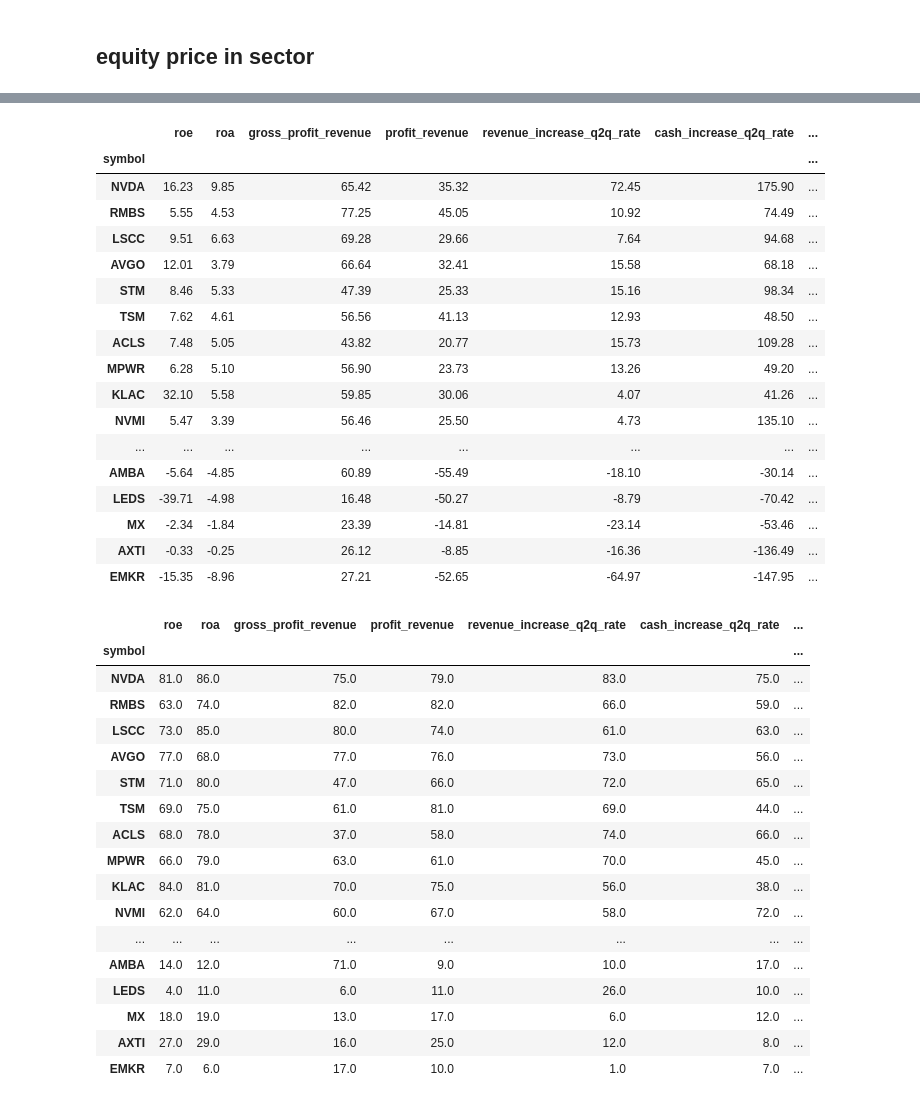
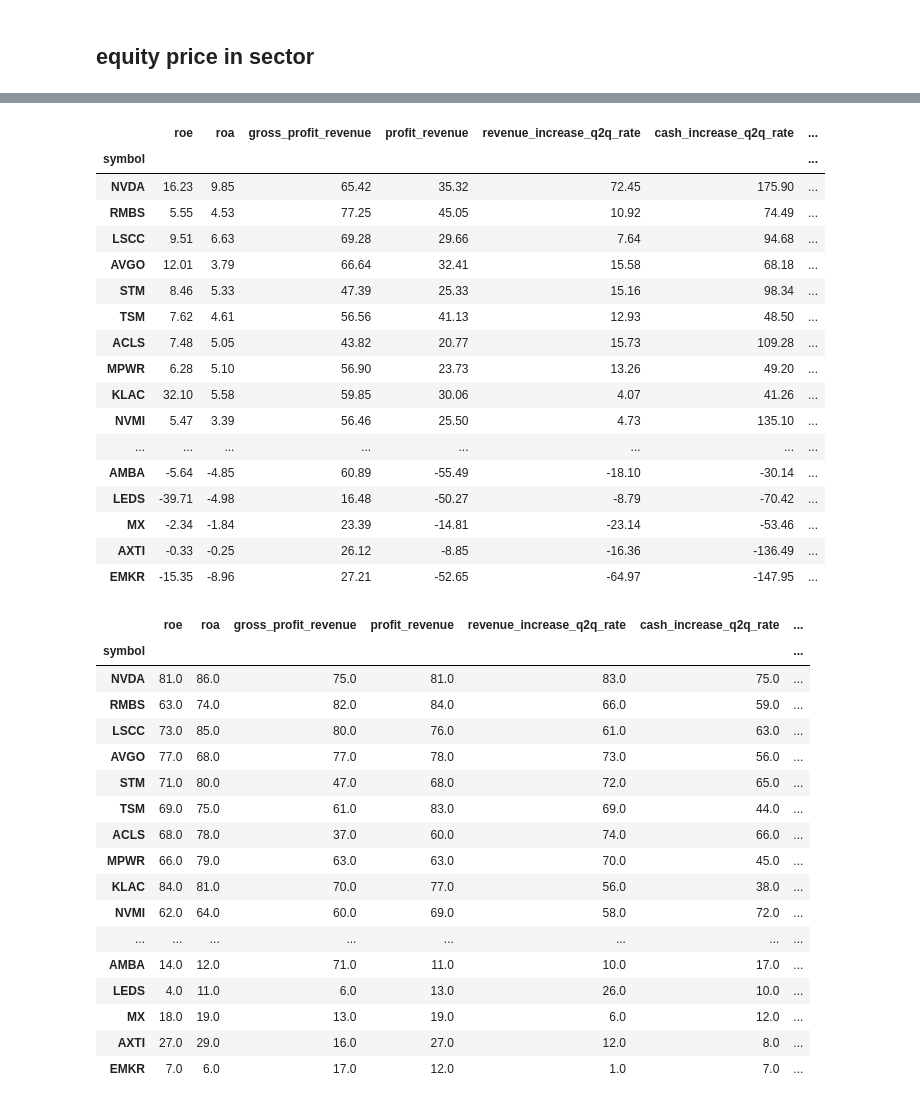
Before and after one commit to wellzero/quant_free, a Jupyter notebook: research/finance/finance_price.ipynb, the cells around one changed output, grey strips where cells are left out. Saved outputs shown, nothing was run; the diff lists cells and outputs as text; code cells hidden in the pictures.

```diff
--- a/research/finance/finance_price.ipynb
+++ b/research/finance/finance_price.ipynb
@@ -72,14 +72,14 @@ from factor.price import*
 
 # sector_name = "IT_Services"
 # sector_name = "Entertainment"
-sector_name = "Semiconductors_Equipment"
+sector_name = "Semiconductors_&_Semiconductor_Equipment"
 # sector_name = "Automobiles"
 # sector_name = "Internet_Retail"
 # sector_name = "Electronic_Equipment_Instruments_Components"
 
-symbols = us_equity_symbol_load()
+# symbols = us_equity_symbol_load()
 
-symbols = us_dir0_load_csv(dir0 = 'symbol', filename= sector_name +'.csv')['symbol'].values
+symbols = us_dir1_load_csv(dir0 = 'symbol', dir1 = 'fh', filename= sector_name +'.csv')['symbol'].values
 
 print("symbol list len ", len(symbols))
 check_factors = ['pe', 'ps', 'market_capital']
@@ -129,49 +129,49 @@ no finance data skip stock DSPG
 no finance data skip stock MMAT
 no finance data skip stock MOSY
 no finance data skip stock MXIM
 no finance data skip stock NAL
 no finance data skip stock NPTN
 no finance data skip stock OIIM
 no finance data skip stock RBCN
 no finance data skip stock RESN
 no finance data skip stock TYGOW
 no finance data skip stock XLNX
 |  | roe | roa | gross_profit_revenue | profit_revenue | revenue_increase_q2q_rate | cash_increase_q2q_rate | ... |
 | symbol |  |  |  |  |  |  | ... |
 | NVDA | 16.23 | 9.85 | 65.42 | 35.32 | 72.45 | 175.90 | ... |
 | RMBS | 5.55 | 4.53 | 77.25 | 45.05 | 10.92 | 74.49 | ... |
 | LSCC | 9.51 | 6.63 | 69.28 | 29.66 | 7.64 | 94.68 | ... |
 | AVGO | 12.01 | 3.79 | 66.64 | 32.41 | 15.58 | 68.18 | ... |
 | STM | 8.46 | 5.33 | 47.39 | 25.33 | 15.16 | 98.34 | ... |
 | TSM | 7.62 | 4.61 | 56.56 | 41.13 | 12.93 | 48.50 | ... |
 | ACLS | 7.48 | 5.05 | 43.82 | 20.77 | 15.73 | 109.28 | ... |
 | MPWR | 6.28 | 5.10 | 56.90 | 23.73 | 13.26 | 49.20 | ... |
 | KLAC | 32.10 | 5.58 | 59.85 | 30.06 | 4.07 | 41.26 | ... |
 | NVMI | 5.47 | 3.39 | 56.46 | 25.50 | 4.73 | 135.10 | ... |
 | ... | ... | ... | ... | ... | ... | ... | ... |
 | AMBA | -5.64 | -4.85 | 60.89 | -55.49 | -18.10 | -30.14 | ... |
 | LEDS | -39.71 | -4.98 | 16.48 | -50.27 | -8.79 | -70.42 | ... |
 | MX | -2.34 | -1.84 | 23.39 | -14.81 | -23.14 | -53.46 | ... |
 | AXTI | -0.33 | -0.25 | 26.12 | -8.85 | -16.36 | -136.49 | ... |
 | EMKR | -15.35 | -8.96 | 27.21 | -52.65 | -64.97 | -147.95 | ... |
 |  | roe | roa | gross_profit_revenue | profit_revenue | revenue_increase_q2q_rate | cash_increase_q2q_rate | ... |
 | symbol |  |  |  |  |  |  | ... |
-| NVDA | 81.0 | 86.0 | 75.0 | 79.0 | 83.0 | 75.0 | ... |
-| RMBS | 63.0 | 74.0 | 82.0 | 82.0 | 66.0 | 59.0 | ... |
-| LSCC | 73.0 | 85.0 | 80.0 | 74.0 | 61.0 | 63.0 | ... |
-| AVGO | 77.0 | 68.0 | 77.0 | 76.0 | 73.0 | 56.0 | ... |
-| STM | 71.0 | 80.0 | 47.0 | 66.0 | 72.0 | 65.0 | ... |
-| TSM | 69.0 | 75.0 | 61.0 | 81.0 | 69.0 | 44.0 | ... |
-| ACLS | 68.0 | 78.0 | 37.0 | 58.0 | 74.0 | 66.0 | ... |
-| MPWR | 66.0 | 79.0 | 63.0 | 61.0 | 70.0 | 45.0 | ... |
-| KLAC | 84.0 | 81.0 | 70.0 | 75.0 | 56.0 | 38.0 | ... |
-| NVMI | 62.0 | 64.0 | 60.0 | 67.0 | 58.0 | 72.0 | ... |
+| NVDA | 81.0 | 86.0 | 75.0 | 81.0 | 83.0 | 75.0 | ... |
+| RMBS | 63.0 | 74.0 | 82.0 | 84.0 | 66.0 | 59.0 | ... |
+| LSCC | 73.0 | 85.0 | 80.0 | 76.0 | 61.0 | 63.0 | ... |
+| AVGO | 77.0 | 68.0 | 77.0 | 78.0 | 73.0 | 56.0 | ... |
+| STM | 71.0 | 80.0 | 47.0 | 68.0 | 72.0 | 65.0 | ... |
+| TSM | 69.0 | 75.0 | 61.0 | 83.0 | 69.0 | 44.0 | ... |
+| ACLS | 68.0 | 78.0 | 37.0 | 60.0 | 74.0 | 66.0 | ... |
+| MPWR | 66.0 | 79.0 | 63.0 | 63.0 | 70.0 | 45.0 | ... |
+| KLAC | 84.0 | 81.0 | 70.0 | 77.0 | 56.0 | 38.0 | ... |
+| NVMI | 62.0 | 64.0 | 60.0 | 69.0 | 58.0 | 72.0 | ... |
 | ... | ... | ... | ... | ... | ... | ... | ... |
-| AMBA | 14.0 | 12.0 | 71.0 | 9.0 | 10.0 | 17.0 | ... |
-| LEDS | 4.0 | 11.0 | 6.0 | 11.0 | 26.0 | 10.0 | ... |
-| MX | 18.0 | 19.0 | 13.0 | 17.0 | 6.0 | 12.0 | ... |
-| AXTI | 27.0 | 29.0 | 16.0 | 25.0 | 12.0 | 8.0 | ... |
-| EMKR | 7.0 | 6.0 | 17.0 | 10.0 | 1.0 | 7.0 | ... |
+| AMBA | 14.0 | 12.0 | 71.0 | 11.0 | 10.0 | 17.0 | ... |
+| LEDS | 4.0 | 11.0 | 6.0 | 13.0 | 26.0 | 10.0 | ... |
+| MX | 18.0 | 19.0 | 13.0 | 19.0 | 6.0 | 12.0 | ... |
+| AXTI | 27.0 | 29.0 | 16.0 | 27.0 | 12.0 | 8.0 | ... |
+| EMKR | 7.0 | 6.0 | 17.0 | 12.0 | 1.0 | 7.0 | ... |
 |  |  | roe | roa | gross_profit_revenue | profit_revenue | revenue_increase_q2q_rate | ... |
 | REPORT | symbol |  |  |  |  |  | ... |
 | 2022-07-30 16:00:00.000 | NVDA | 2.75 | 1.51 | 43.48 | 9.79 | -5.62 | ... |
```
Also changed, not shown: parts of 1 cell of this notebook, 1 other file.
